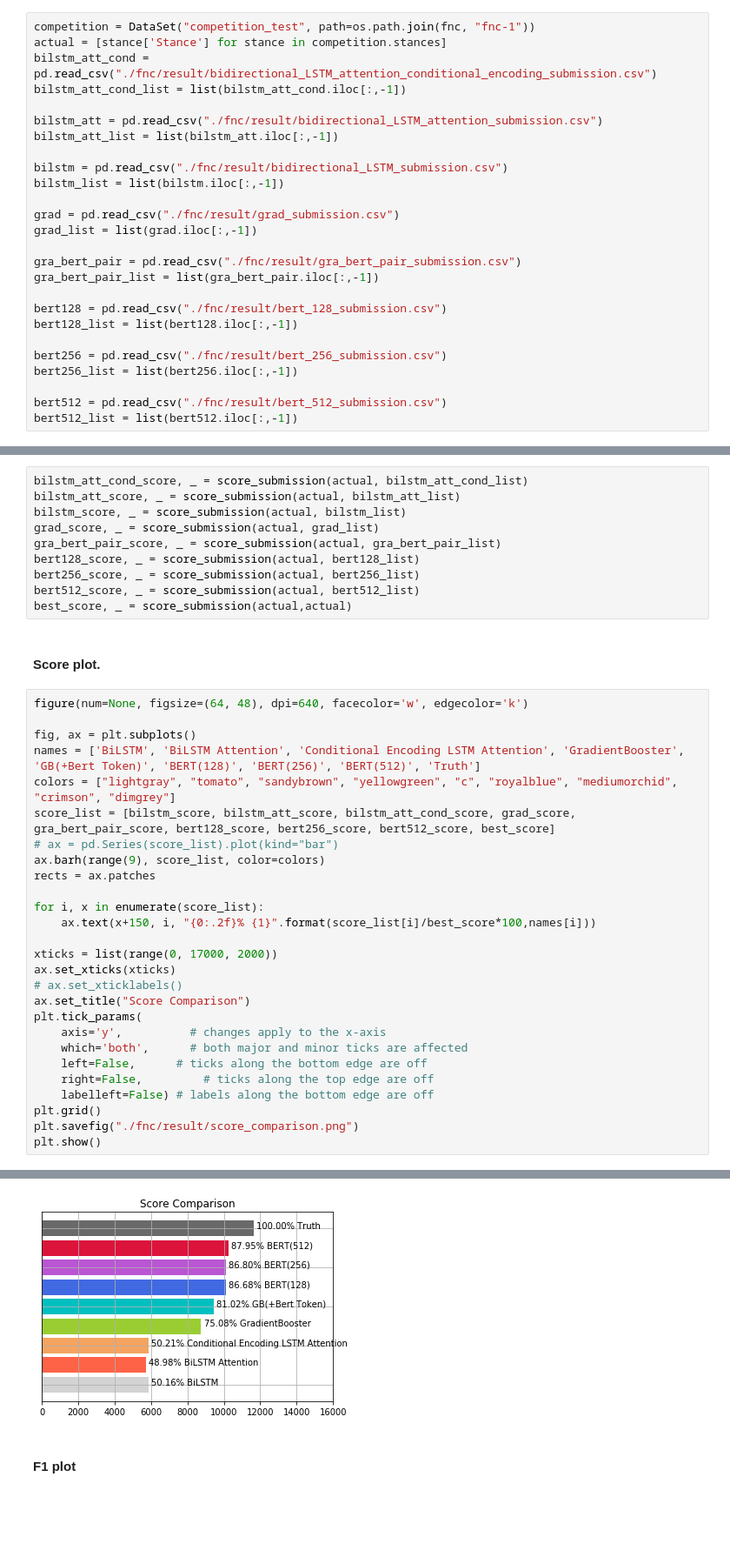
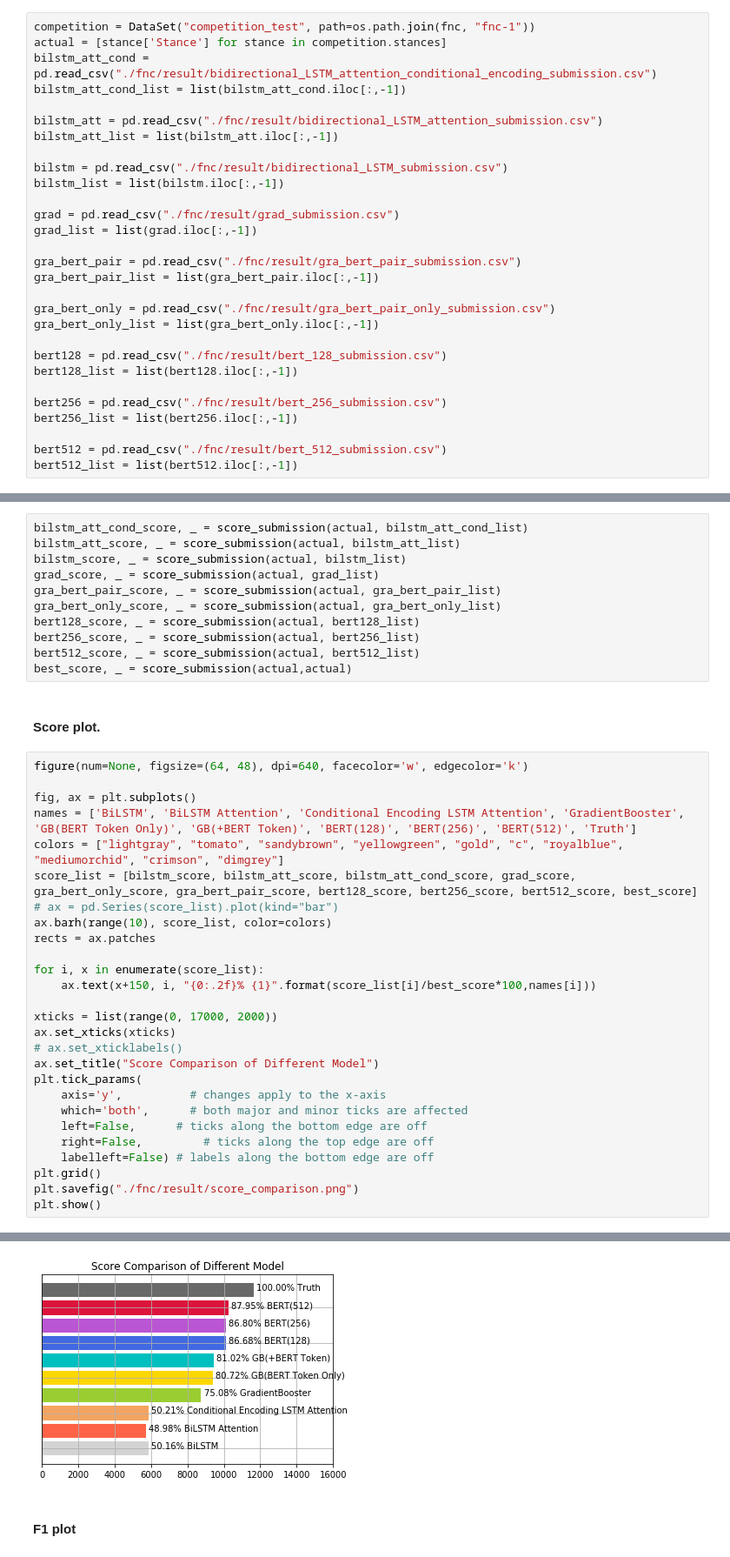
Before and after one commit to Lewis-Zhangyuzhe/MSCI641--Project, a Jupyter notebook: Project.ipynb, the cells around one changed output, grey strips where cells are left out. Shown at 87% size. Saved outputs shown, nothing was run; the diff lists cells and outputs as text; blank space fills up the shorter version.

Commit message:
add a bit new result data and the report

```diff
--- a/Project.ipynb
+++ b/Project.ipynb
@@ -41,6 +60,9 @@ grad_list = list(grad.iloc[:,-1])
 gra_bert_pair = pd.read_csv("./fnc/result/gra_bert_pair_submission.csv")
 gra_bert_pair_list = list(gra_bert_pair.iloc[:,-1])
 
+gra_bert_only = pd.read_csv("./fnc/result/gra_bert_pair_only_submission.csv")
+gra_bert_only_list = list(gra_bert_only.iloc[:,-1])
+
 bert128 = pd.read_csv("./fnc/result/bert_128_submission.csv")
 bert128_list = list(bert128.iloc[:,-1])
 
@@ -68,6 +103,7 @@ bilstm_att_score, _ = score_submission(actual, bilstm_att_list)
 bilstm_score, _ = score_submission(actual, bilstm_list)
 grad_score, _ = score_submission(actual, grad_list)
 gra_bert_pair_score, _ = score_submission(actual, gra_bert_pair_list)
+gra_bert_only_score, _ = score_submission(actual, gra_bert_only_list)
 bert128_score, _ = score_submission(actual, bert128_list)
 bert256_score, _ = score_submission(actual, bert256_list)
 bert512_score, _ = score_submission(actual, bert512_list)
@@ -77,33 +113,33 @@ best_score, _ = score_submission(actual,actual)
 # %%
 figure(num=None, figsize=(64, 48), dpi=640, facecolor='w', edgecolor='k')
 
 fig, ax = plt.subplots()
-names = ['BiLSTM', 'BiLSTM Attention', 'Conditional Encoding LSTM Attention', 'GradientBooster', 'GB(+Bert Token)', 'BERT(128)', 'BERT(256)', 'BERT(512)', 'Truth']
-colors = ["lightgray", "tomato", "sandybrown", "yellowgreen", "c", "royalblue", "mediumorchid", "crimson", "dimgrey"]
-score_list = [bilstm_score, bilstm_att_score, bilstm_att_cond_score, grad_score, gra_bert_pair_score, bert128_score, bert256_score, bert512_score, best_score]
+names = ['BiLSTM', 'BiLSTM Attention', 'Conditional Encoding LSTM Attention', 'GradientBooster', 'GB(BERT Token Only)', 'GB(+BERT Token)', 'BERT(128)', 'BERT(256)', 'BERT(512)', 'Truth']
+colors = ["lightgray", "tomato", "sandybrown", "yellowgreen", "gold", "c", "royalblue", "mediumorchid", "crimson", "dimgrey"]
+score_list = [bilstm_score, bilstm_att_score, bilstm_att_cond_score, grad_score, gra_bert_only_score, gra_bert_pair_score, bert128_score, bert256_score, bert512_score, best_score]
 # ax = pd.Series(score_list).plot(kind="bar")
-ax.barh(range(9), score_list, color=colors)
+ax.barh(range(10), score_list, color=colors)
 rects = ax.patches
 
 for i, x in enumerate(score_list):
     ax.text(x+150, i, "{0:.2f}% {1}".format(score_list[i]/best_score*100,names[i]))
 
 xticks = list(range(0, 17000, 2000))
 ax.set_xticks(xticks)
 # ax.set_xticklabels()
-ax.set_title("Score Comparison")
+ax.set_title("Score Comparison of Different Model")
 plt.tick_params(
     axis='y',          # changes apply to the x-axis
     which='both',      # both major and minor ticks are affected
     left=False,      # ticks along the bottom edge are off
     right=False,         # ticks along the top edge are off
     labelleft=False) # labels along the bottom edge are off
 plt.grid()
 plt.savefig("./fnc/result/score_comparison.png")
 plt.show()
 # %% [output]
 <Figure size 40960x30720 with 0 Axes>
-[figure, old version]
+[figure, new version]
 # %% [markdown]
 #### F1 plot
 # %%
```
Also changed, not shown: parts of 7 cells of this notebook, 6 other files.
